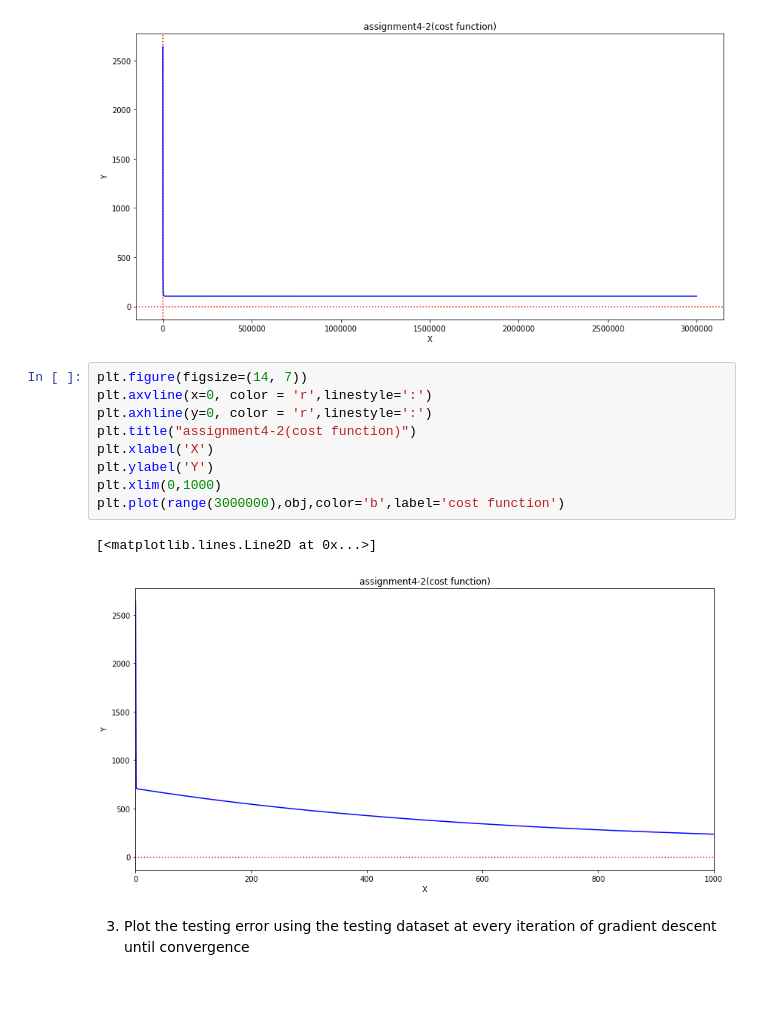
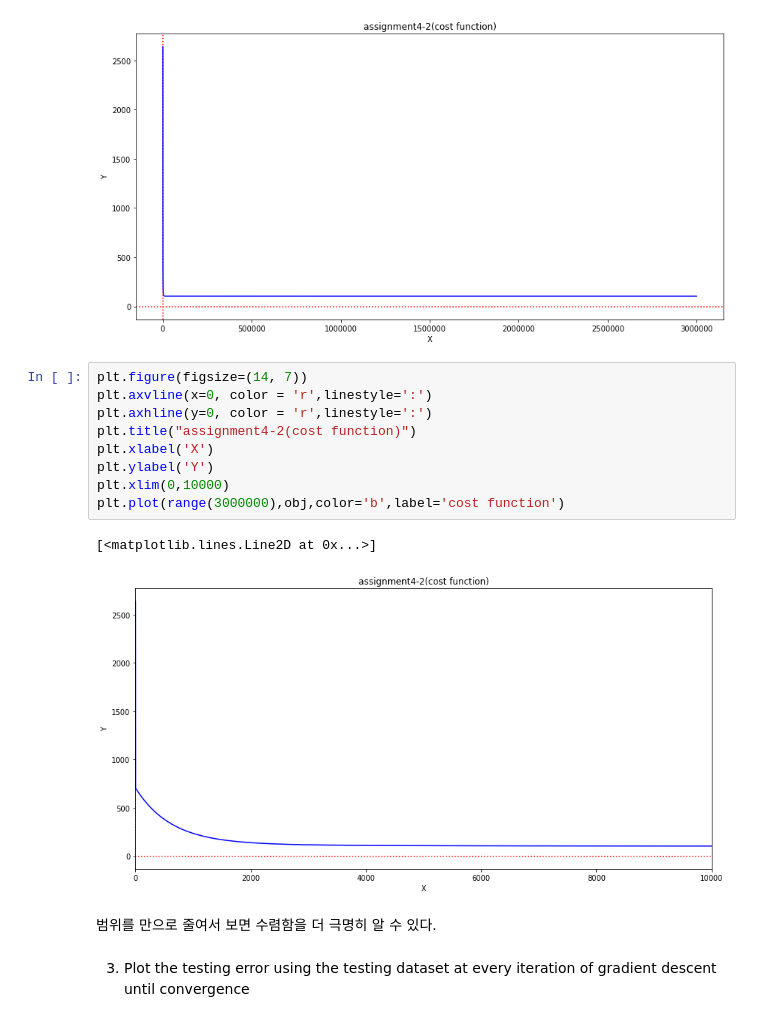
Before and after one commit to ChanWoongJeon/machinelearning, a Jupyter notebook: assignment4.ipynb, the cells around one changed output. Saved outputs shown, nothing was run; the diff lists cells and outputs as text; blank space fills up the shorter version.

```diff
--- a/assignment4.ipynb
+++ b/assignment4.ipynb
@@ -110,14 +110,16 @@ plt.plot(range(3000000),obj,color='b',label='cost function')
 # %%
 plt.figure(figsize=(14, 7))
 plt.axvline(x=0, color = 'r',linestyle=':')
 plt.axhline(y=0, color = 'r',linestyle=':')
 plt.title("assignment4-2(cost function)")
 plt.xlabel('X')
 plt.ylabel('Y')
-plt.xlim(0,1000)
+plt.xlim(0,10000)
 plt.plot(range(3000000),obj,color='b',label='cost function')
 # %% [output]
 [<matplotlib.lines.Line2D at 0x...>]
-[figure, old version]
+[figure, new version]
+# %% [markdown]
+범위를 만으로 줄여서 보면 수렴함을 더 극명히 알 수 있다.
 # %% [markdown]
 3. Plot the testing error using the testing dataset at every iteration of gradient descent until convergence
```
Also changed, not shown: parts of 3 cells of this notebook.
